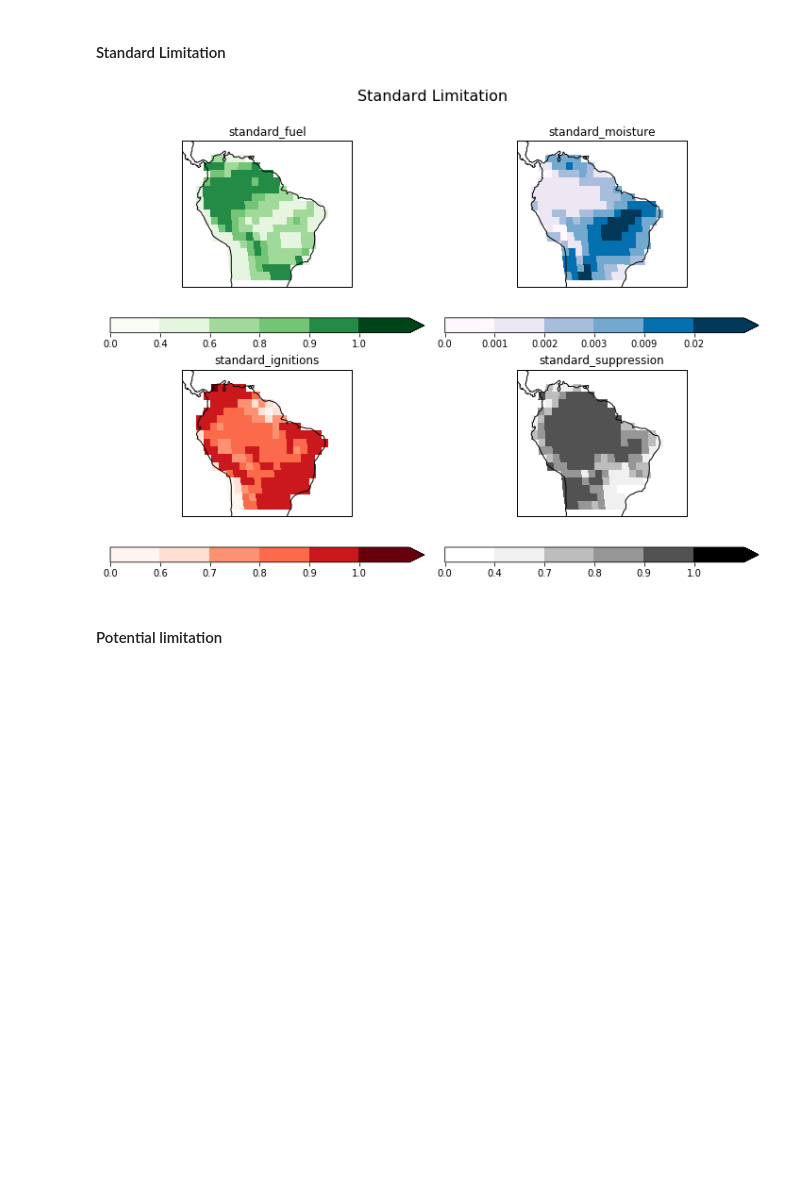
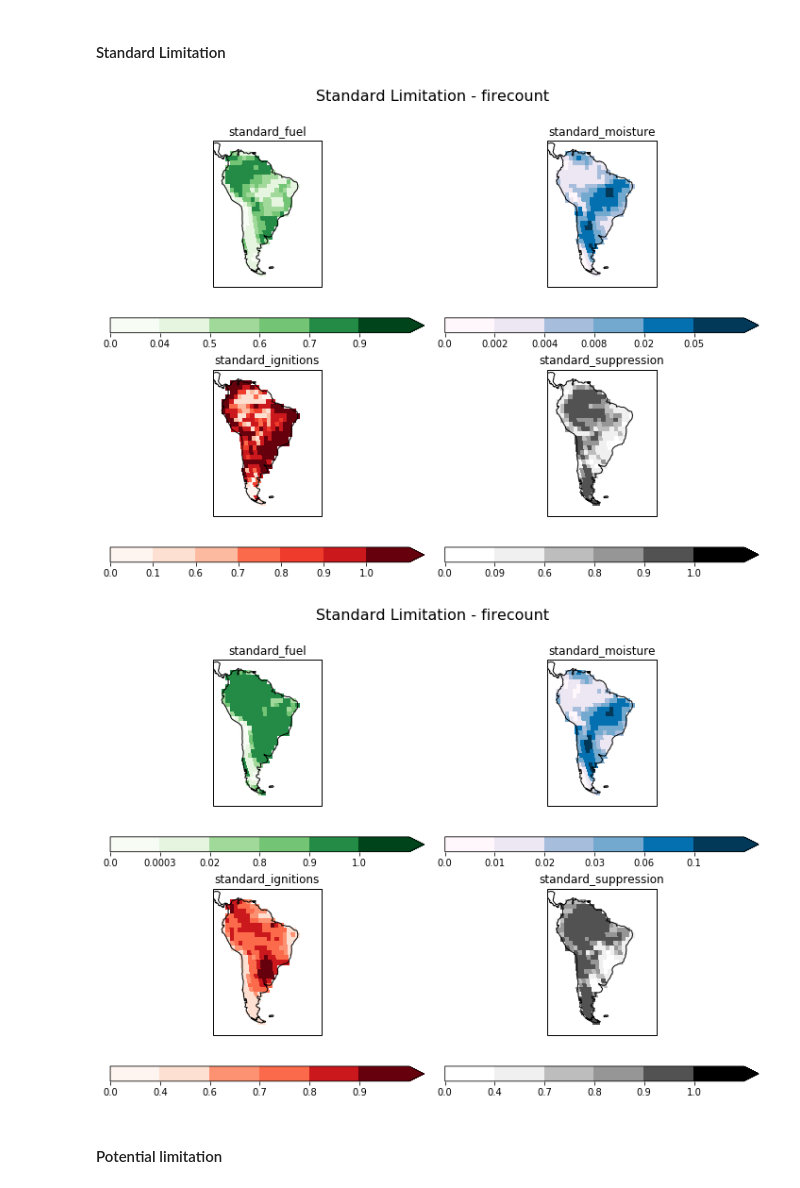
Before and after one commit to douglask3/amazon_fires, a Jupyter notebook: optimise_run_model/make_model_output.ipynb, the cells around one changed output. Saved outputs shown, nothing was run; the diff lists cells and outputs as text; code cells hidden in the pictures; blank space fills up the shorter version.

```diff
--- a/optimise_run_model/make_model_output.ipynb
+++ b/optimise_run_model/make_model_output.ipynb
@@ -154,7 +166,7 @@ for key, dat in input_data.items():
     nd = nd + 1
     dat = dat.collapsed('time', iris.analysis.MEAN)
     dat.long_name = key
-    plot_lonely_cube(dat, 3, 4, nd, cmap = 'magma', levels = None)
+    plot_lonely_cube(dat, 3, 4, nd, cmap = 'magma_r', levels = None)
     plt.suptitle(title_output, fontsize=16)
     plt.subplots_adjust(top=0.88)
 if fig:
@@ -196,7 +208,7 @@ Things calculated on the fly are:
     * ``sensitivity_suppression``:  suppression
 # %%
 class ConFIRE(object):
-    def __init__(self, data, params):
+    def __init__(self, data, params, exponant = False):
         """
         Initalise parameters and calculates the key variables needed to calculate burnt area.
         """
@@ -222,14 +234,15 @@ class ConFIRE(object):
         self.standard_moisture    = self.sigmoid(self.moisture   ,
                                             self.params[   'moisture_x0'], -self.params[   'moisture_k'])
         self.standard_ignitions   = self.sigmoid(self.ignitions   ,
-                                            self.params[  'ignitions_x0'], self.params[  'ignitions_k'])
+                                            self.params[  'ignition_x0'], self.params[  'ignition_k'])
         self.standard_suppression = self.sigmoid(self.suppression,
                                             self.params['suppression_x0'], -self.params['suppression_k'])
 
         ## burnt area us just limitation of each control muliplied together.
-        self.burnt_area = self.params['max_f'] * self.standard_fuel * self.standard_moisture * self.standard_ignitions * self.standard_suppression
+        self.burnt_area = self.standard_fuel * self.standard_moisture * self.standard_ignitions * self.standard_suppression * self.params['max_f']
 
-        self.burnt_area.data =  -(1/self.params['exp_scale']) * np.log(1 - self.burnt_area.data)
+        if exponant:
+            self.burnt_area.data =  -(1/self.params['exp_scale']) * np.log(1 - self.burnt_area.data)
         self.standard_moisture    = self.standard_moisture    / self.sigmoid(0.0, self.params['moisture_x0'],
                                                  -self.params['moisture_k'])
         self.standard_suppression = self.standard_suppression / self.sigmoid(0.0, self.params['suppression_x0'],
@@ -268,7 +281,7 @@ class ConFIRE(object):
         """
         Definition to describe fuel load: while return the input; capability to be modified later.
         """
-        return (vegcover**fuel_pw) * (fuel_pg * (alphaMax-1) + 1) / (1 + fuel_pg)
+        return (vegcover**(fuel_pw+1)) * (fuel_pg * (alphaMax-1) + 1) / (1 + fuel_pg)
 
 
     def control_moisture(self, alpha, emc, treeCover, cM, cMT):
@@ -325,7 +338,7 @@ class ConFIRE(object):
 
 
     def sensitivity_ignitions(self):
-        return self.sensitivity(self.ignitions, self.params['ignitions_x0'], self.params['ignitions_k'],
+        return self.sensitivity(self.ignitions, self.params['ignition_x0'], self.params['ignition_k'],
                                 self.standard_ignitions, "sensitivity_ignitions")
 
 
@@ -397,7 +410,8 @@ class ConFIRE(object):
 # %% [markdown]
 #### Check that everything is working okay
 Here, we run the model with the median of each parameter and plot each of the outputs mentioned above to make sure everything is happy
-# %%
-model = ConFIRE(input_data, params.loc[params["sigma"].idxmin()]) # We're using the row which has minimum sigma
+# %%
+# We're using the row which has minimum sigma
+models = [ConFIRE(input_data, param.loc[param["sigma"].idxmin()], exponate) for param, exponate in zip(params, exponates)]
 # %% [markdown]
 ### Plotting
@@ -452,17 +476,21 @@ if fig:
 # %% [markdown]
 #### Standard Limitation
 # %%
-plt.figure(figsize = (10, 7.5))
-plotModComponet(model.standard_fuel, 1, cmap = cmap_fuel)
-plotModComponet(model.standard_moisture, 2, cmap = cmap_moisture)
-plotModComponet(model.standard_ignitions, 3, cmap = cmap_ignitions)
-plotModComponet(model.standard_suppression, 4, cmap = cmap_suppression)
-plt.suptitle('Standard Limitation', fontsize=16)
-plt.subplots_adjust(top=0.88)
-if fig:
-    plt.savefig(dir_fig + 'standard_limitation.png')
+
+levels = None#[0, 0.01, 0.1, 0.2, 0.4, 0.6, 0.7, 1.0]
+for model in models:
+    plt.figure(figsize = (10, 7.5))
+    plotModComponet(model.standard_fuel, 1, cmap = cmap_fuel, levels = levels)
+    plotModComponet(model.standard_moisture, 2, cmap = cmap_moisture, levels = levels)
+    plotModComponet(model.standard_ignitions, 3, cmap = cmap_ignitions, levels = levels)
+    plotModComponet(model.standard_suppression, 4, cmap = cmap_suppression, levels = levels)
+    plt.suptitle('Standard Limitation - ' + variable, fontsize=16)
+    plt.subplots_adjust(top=0.88)
+    if fig:
+        plt.savefig(dir_fig + 'standard_limitation.png')
 # %% [output]
-[figure, old version]
+[figure, new version]
+[figure, added]
 # %% [markdown]
 #### Potential limitation
 # %%
```
Also changed, not shown: parts of 11 cells of this notebook, 1 other file.
